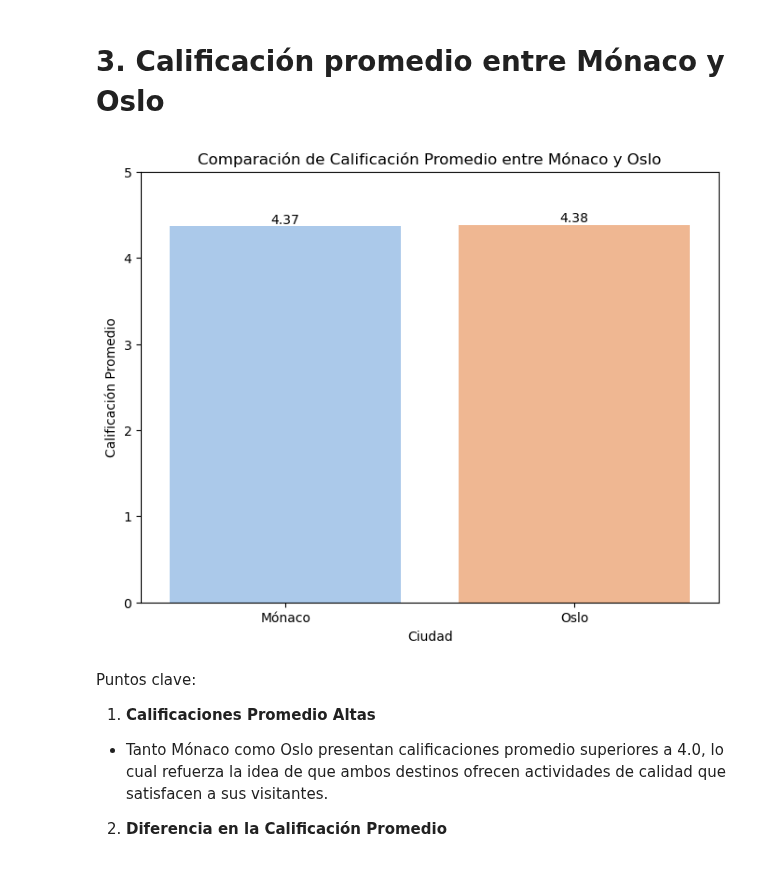
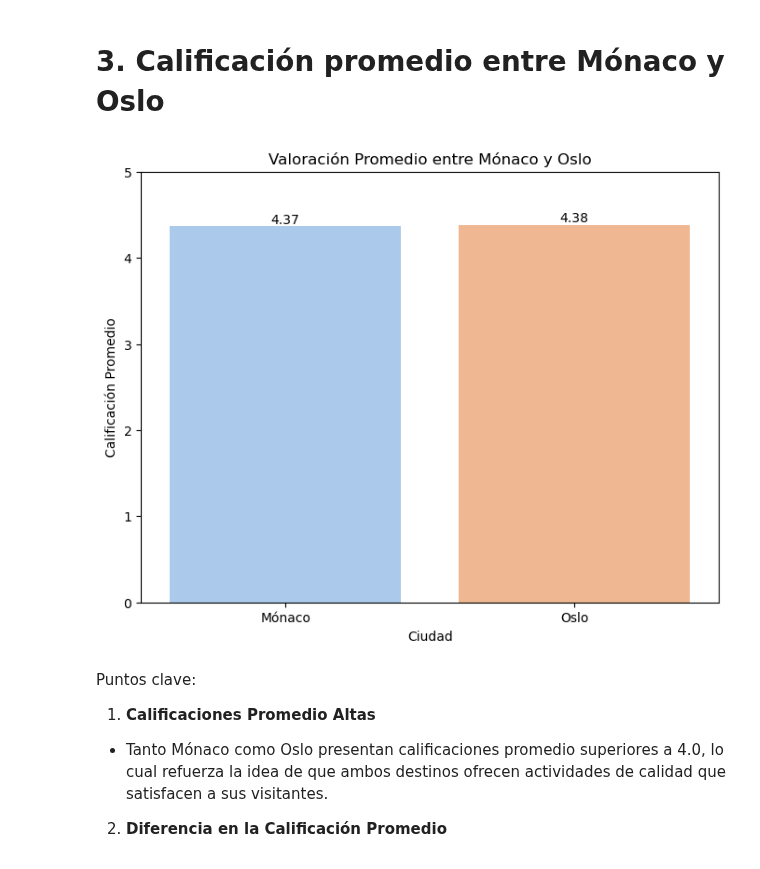
Before and after one commit to apelsito/Proyecto3-Explorando-Viajes, a Jupyter notebook: jupyter_notebooks/06_Comparativas_Precio.ipynb, the cells around one changed output. Drawn from its saved outputs; the diff is of its cells as text; code cells hidden in the pictures.

```diff
--- a/jupyter_notebooks/06_Comparativas_Precio.ipynb
+++ b/jupyter_notebooks/06_Comparativas_Precio.ipynb
@@ -115,25 +115,25 @@ plt.show()
 # %%
 promedio_calificacion = pd.DataFrame({
     "Ciudad": ["Mónaco", "Oslo"],
     "Calificación Promedio": [actividades_monaco["Calificación"].mean(), actividades_oslo["Calificación"].mean()]
 })
 
 plt.figure(figsize=(8, 6))
 ax = sns.barplot(x="Ciudad", y="Calificación Promedio", data=promedio_calificacion, palette="pastel")
-plt.title("Comparación de Calificación Promedio entre Mónaco y Oslo")
+plt.title("Valoración Promedio entre Mónaco y Oslo")
 plt.ylim(0, 5)
 plt.xlabel("Ciudad")
 plt.ylabel("Calificación Promedio")
 
 # Agregar los valores promedio encima de las barras
 for p in ax.patches:
     ax.annotate(f'{p.get_height():.2f}',
                 (p.get_x() + p.get_width() / 2, p.get_height()),
                 ha='center', va='bottom')
 
 plt.show()
 # %% [output]
-[figure, old version]
+[figure, new version]
 # %% [markdown]
 Puntos clave:
 1. **Calificaciones Promedio Altas**
```
Also changed, not shown: parts of 7 cells of this notebook, 10 other files.
